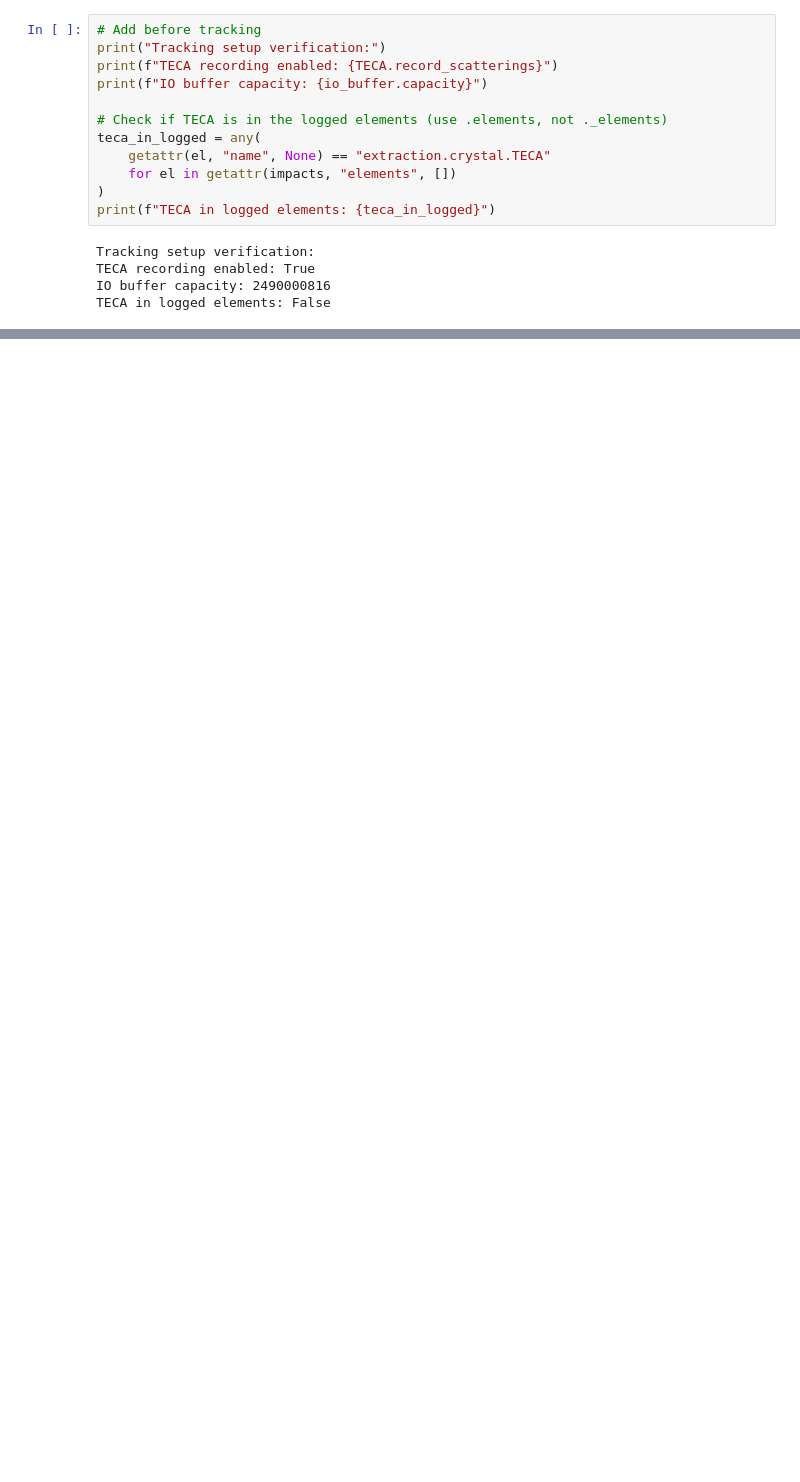
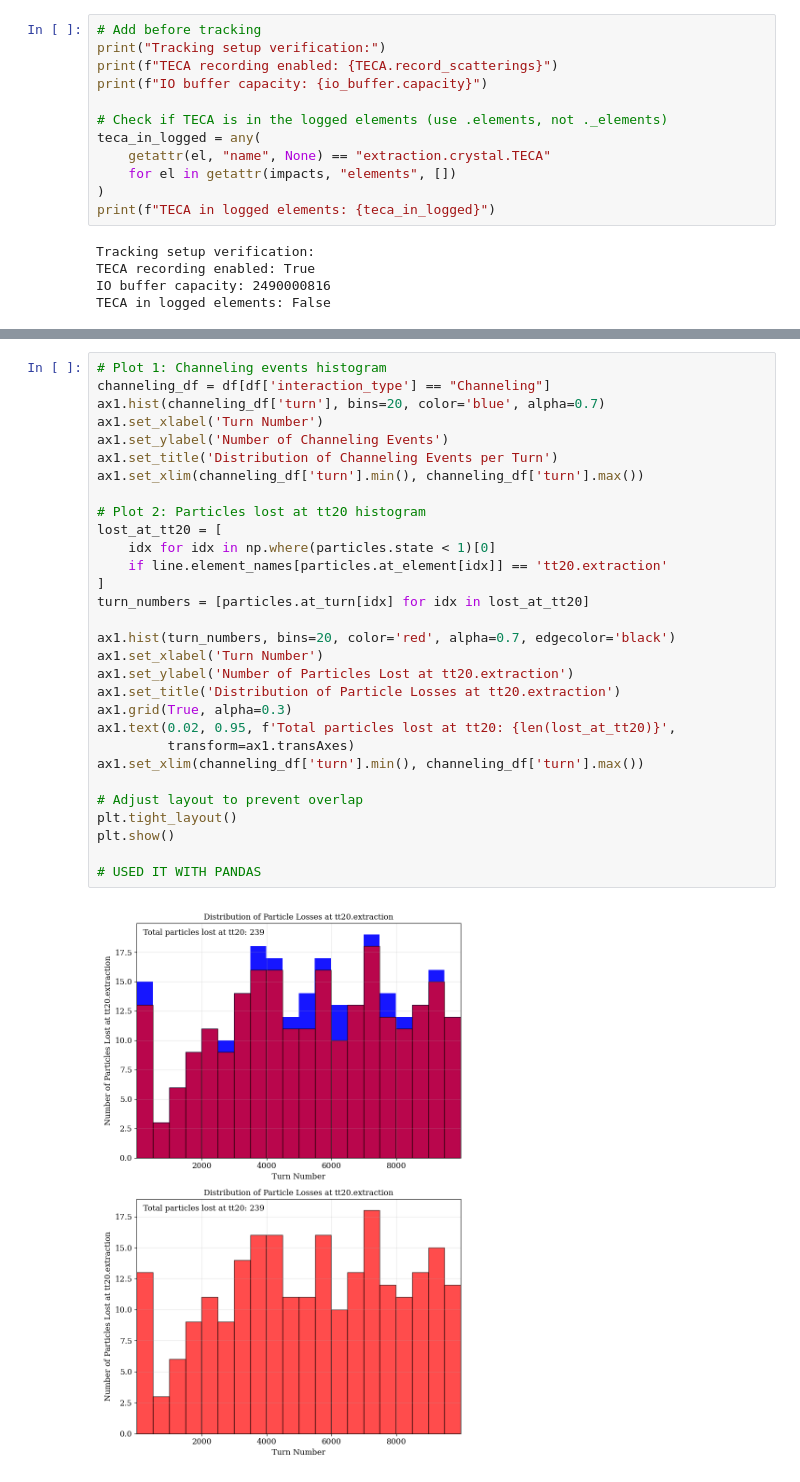
Before and after one commit to giacomells/Technical-Student-2024-2025, a Jupyter notebook: Non-Resonant Extraction/RecordIntereaction.ipynb, the cells around one changed output, grey strips where cells are left out. Saved outputs shown, nothing was run; the diff lists cells and outputs as text; blank space fills up the shorter version.

```diff
--- a/Non-Resonant Extraction/RecordIntereaction.ipynb
+++ b/Non-Resonant Extraction/RecordIntereaction.ipynb
@@ -757,0 +759,32 @@ plt.show()
+# %%
+# Plot 1: Channeling events histogram
+channeling_df = df[df['interaction_type'] == "Channeling"]
+ax1.hist(channeling_df['turn'], bins=20, color='blue', alpha=0.7)
+ax1.set_xlabel('Turn Number')
+ax1.set_ylabel('Number of Channeling Events')
+ax1.set_title('Distribution of Channeling Events per Turn')
+ax1.set_xlim(channeling_df['turn'].min(), channeling_df['turn'].max())
+
+# Plot 2: Particles lost at tt20 histogram
+lost_at_tt20 = [
+    idx for idx in np.where(particles.state < 1)[0]
+    if line.element_names[particles.at_element[idx]] == 'tt20.extraction'
+]
+turn_numbers = [particles.at_turn[idx] for idx in lost_at_tt20]
+
+ax1.hist(turn_numbers, bins=20, color='red', alpha=0.7, edgecolor='black')
+ax1.set_xlabel('Turn Number')
+ax1.set_ylabel('Number of Particles Lost at tt20.extraction')
+ax1.set_title('Distribution of Particle Losses at tt20.extraction')
+ax1.grid(True, alpha=0.3)
+ax1.text(0.02, 0.95, f'Total particles lost at tt20: {len(lost_at_tt20)}',
+         transform=ax1.transAxes)
+ax1.set_xlim(channeling_df['turn'].min(), channeling_df['turn'].max())
+
+# Adjust layout to prevent overlap
+plt.tight_layout()
+plt.show()
+
+# USED IT WITH PANDAS
+# %% [output]
+[figure, added]
```
Also changed, not shown: parts of 14 cells of this notebook.
